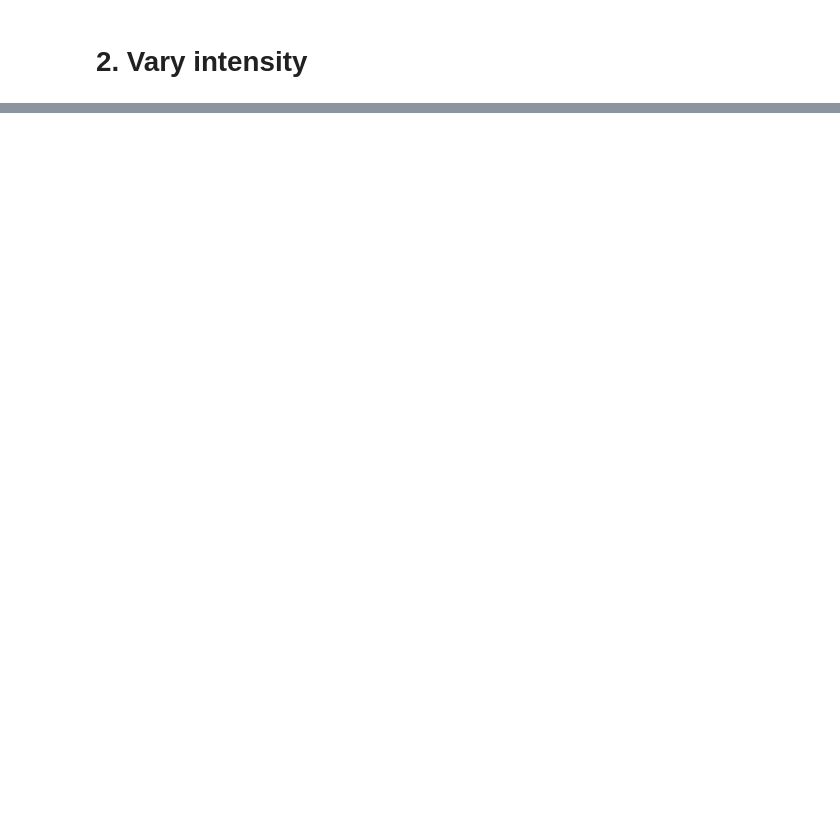
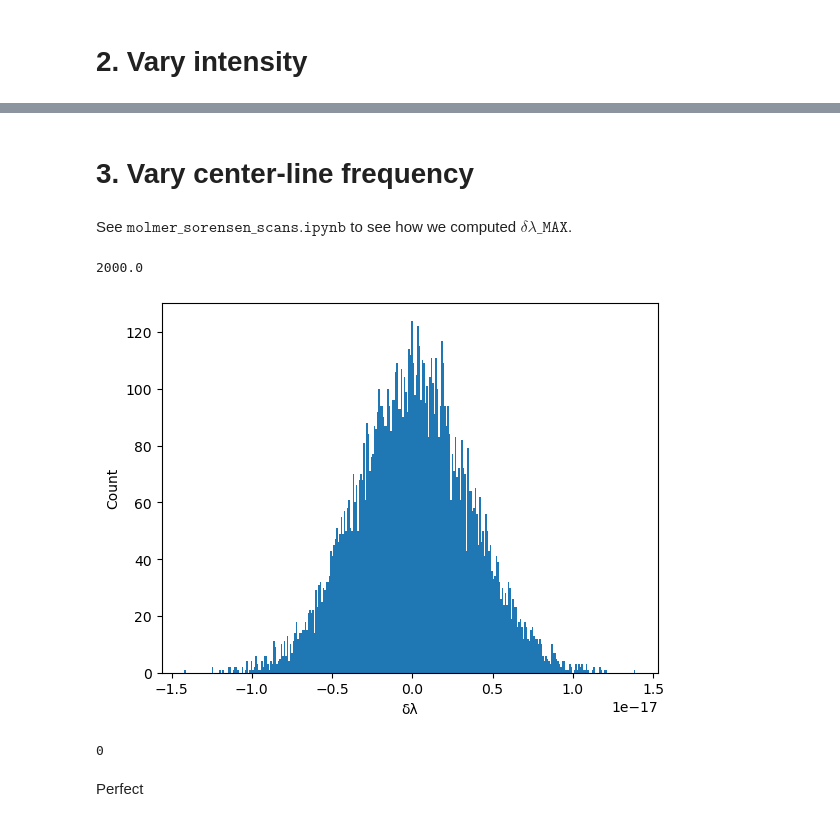
Before and after one commit to SQRLab/IonSim, a Jupyter notebook: single_qubit_rotations/single_qubit_noise_sim.ipynb, the cells around one changed output, grey strips where cells are left out. Cells and saved outputs as stored; diff of their text form; code cells hidden in the pictures; blank space fills up the shorter version.

Commit message:
added trap-frequency and center-line frequency to noise simulation

```diff
--- a/single_qubit_rotations/single_qubit_noise_sim.ipynb
+++ b/single_qubit_rotations/single_qubit_noise_sim.ipynb
@@ -217,0 +231,30 @@ plt.display(fig)
+# %% [markdown]
+# 3. Vary center-line frequency
+# %% [markdown]
+See $\texttt{molmer\_sorensen\_scans.ipynb}$ to see how we computed $\delta\lambda\_\texttt{MAX}$.
+# %%
+δλ_MAX = 1e-15
+C0 = 2.99792458e8
+FREQUENCY = C0/WAVELENGTH
+σf = 2e3
+# %% [output]
+2000.0
+# %%
+N_f = Normal(FREQUENCY, σf)
+f_dist = rand(N_f, N_SAMPLES)
+
+λ_dist = C0./f_dist
+δλ_dist = WAVELENGTH .- λ_dist;
+fig = plt.figure()
+plt.hist(δλ_dist, bins=300)
+plt.xlabel("δλ")
+plt.ylabel("Count")
+plt.display(fig)
+# %% [output]
+[figure, added]
+# %%
+sum(broadcast(abs, δλ_dist) .> δλ_MAX)
+# %% [output]
+0
+# %% [markdown]
+Perfect
```
Also changed, not shown: parts of 23 cells of this notebook.
